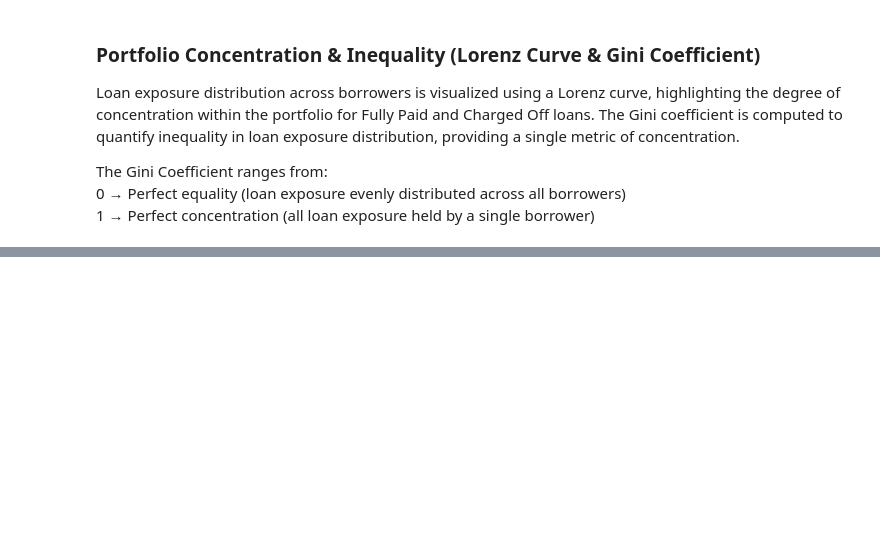
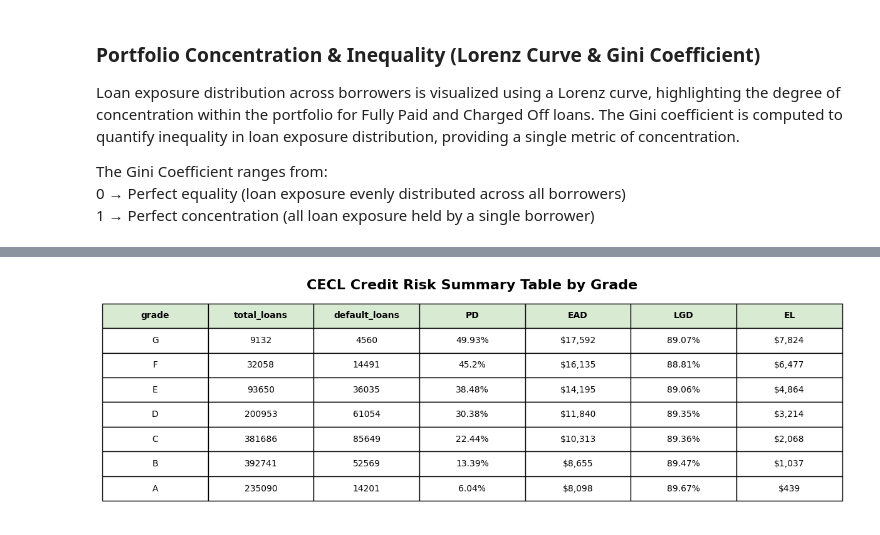
Before and after one commit to BrielleCS/LendingClub-Loan-Portfolio-Analysis, a Jupyter notebook: notebook/LendingClub_Loan_Portfolio_Analysis.ipynb, the cells around one changed output, grey strips where cells are left out. Cells and saved outputs as stored; diff of their text form; code cells hidden in the pictures; blank space fills up the shorter version.

Commit message:
feat: integrated CECL framework for forward-looking credit loss modeling

```diff
--- a/notebook/LendingClub_Loan_Portfolio_Analysis.ipynb
+++ b/notebook/LendingClub_Loan_Portfolio_Analysis.ipynb
@@ -472,0 +606,44 @@ gini_df.to_csv("../data/gini_coefficient.csv", index=False)
+# %%
+# ============================================================
+# FORMAT CECL TABLE AND DISPLAY
+# ============================================================
+cecl_display = cecl_table.copy()
+
+# Convert PD and LGD to percentages
+cecl_display['PD'] = (cecl_display['PD'] * 100).round(2).astype(str) + '%'
+cecl_display['LGD'] = (cecl_display['LGD'] * 100).round(2).astype(str) + '%'
+
+# Round dollar-based values
+cecl_display['EAD'] = cecl_display['EAD'].round(0).astype(int)
+cecl_display['EAD'] = cecl_display['EAD'].apply(lambda x: f"${x:,.0f}")
+
+cecl_display['EL'] = cecl_display['EL'].round(0).astype(int)
+cecl_display['EL'] = cecl_display['EL'].apply(lambda x: f"${x:,.0f}")
+
+# Display formatted table
+cecl_display.style.set_table_styles([{'selector': 'th', 'props': [('padding', '10px 15px'), ('text-align', 'center')]},
+                                     {'selector': 'td', 'props': [('padding', '10px 15px'), ('text-align', 'center')]}])
+
+fig, ax = plt.subplots(figsize=(12, 4))
+ax.axis('off')
+
+ax.set_title("CECL Credit Risk Summary Table by Grade", fontsize=16, fontweight='bold', pad=5)
+
+table = ax.table(cellText=cecl_display.values, colLabels=cecl_display.columns, cellLoc='center', colLoc='center', loc='center')
+table.auto_set_font_size(False)
+table.set_fontsize(10)
+table.scale(1.2, 2.1)
+
+# Style header row
+for (row, col), cell in table.get_celld().items():
+    if row == 0:
+        cell.set_text_props(weight='bold')
+        cell.set_facecolor('#D9EAD3')
+
+plt.tight_layout()
+
+plt.savefig("../images/cecl_table.png", dpi=300, bbox_inches='tight')
+
+plt.show()
+# %% [output]
+[figure, added]
```
Also changed, not shown: parts of 11 cells of this notebook, 7 other files.
